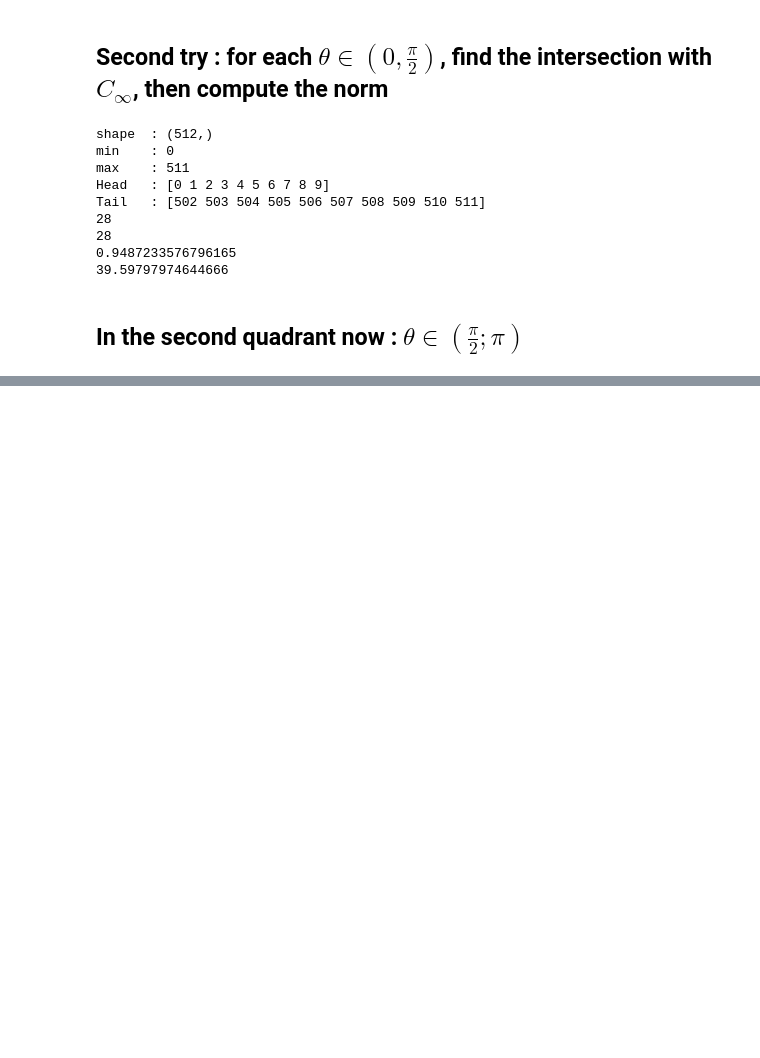
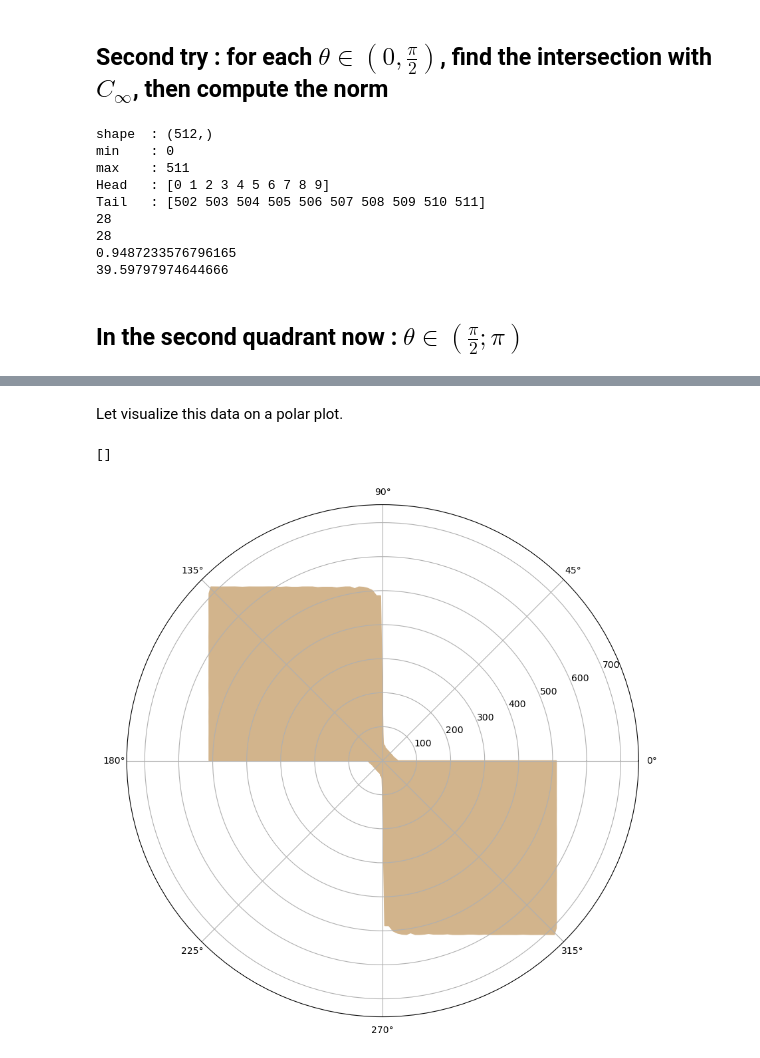
Before and after one commit to julienVLNT/drafts, a Jupyter notebook: 08_Length_vs_Angle.ipynb, the cells around one changed output, grey strips where cells are left out. Cells and saved outputs as stored; diff of their text form; code cells hidden in the pictures; blank space fills up the shorter version.

```diff
--- a/08_Length_vs_Angle.ipynb
+++ b/08_Length_vs_Angle.ipynb
@@ -285,0 +386,17 @@ print(norm)
+# %% [markdown]
+Let visualize this data on a polar plot.
+# %%
+fangles = np.hstack((angles, np.pi+angles))
+flength = np.hstack((length, length))
+
+
+fig = plt.figure(figsize=(10,10))
+
+axe = fig.add_subplot(1, 1, 1, projection="polar")
+axe.fill(fangles, flength, color="tan")
+axe.set_rmax(length.max())
+
+plt.plot()
+# %% [output]
+[]
+[figure, added]
```
Also changed, not shown: parts of 9 cells of this notebook, 1 other file.
